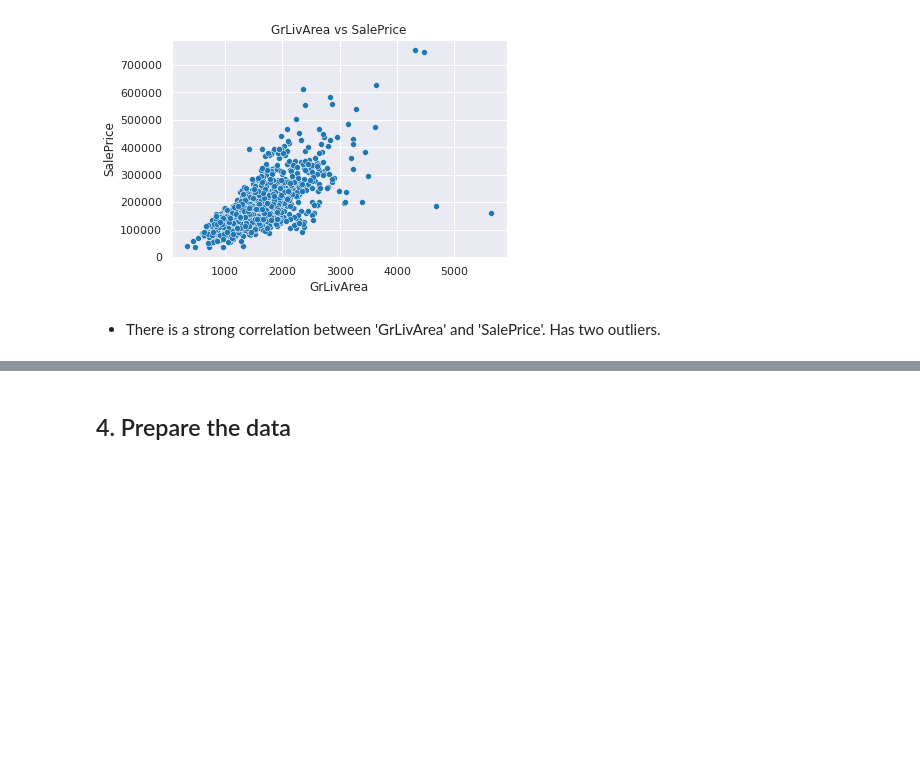
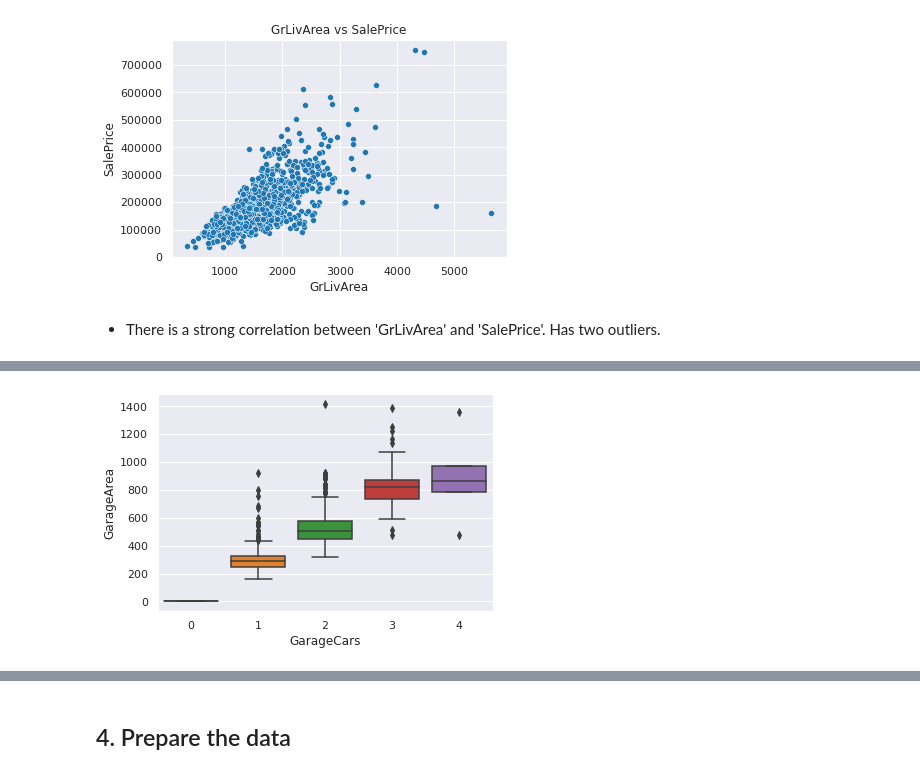
Before and after one commit to adriancervero/kaggle, a Jupyter notebook: house-prices/house-prices.ipynb, the cells around one changed output, grey strips where cells are left out. Cells and saved outputs as stored; diff of their text form; code cells hidden in the pictures; blank space fills up the shorter version.

```diff
--- a/house-prices/house-prices.ipynb
+++ b/house-prices/house-prices.ipynb
@@ -207,0 +244,4 @@ plt.title('GrLivArea vs SalePrice');
+# %%
+sns.boxplot(x='GarageCars', y='GarageArea', data=train);
+# %% [output]
+[figure, added]
```
Also changed, not shown: parts of 36 cells of this notebook.
